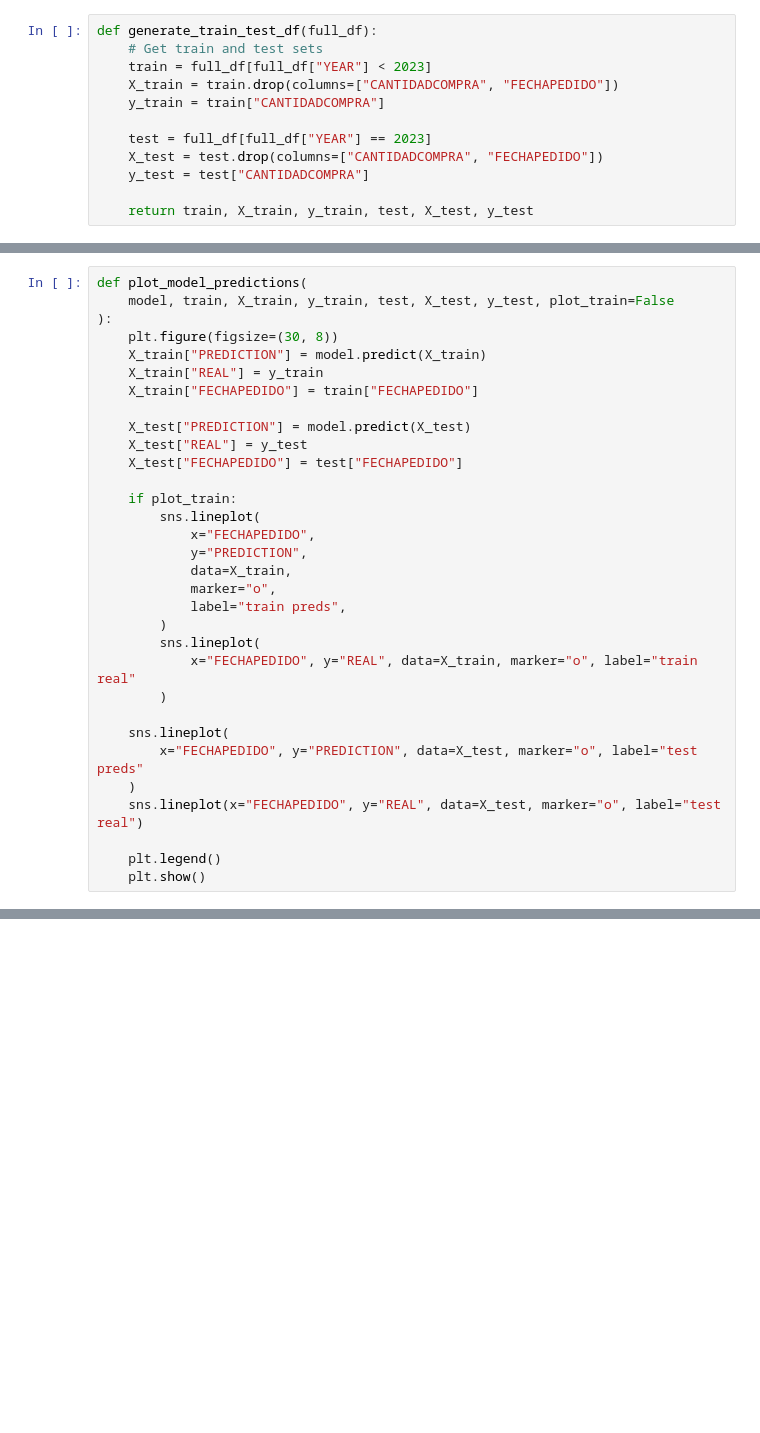
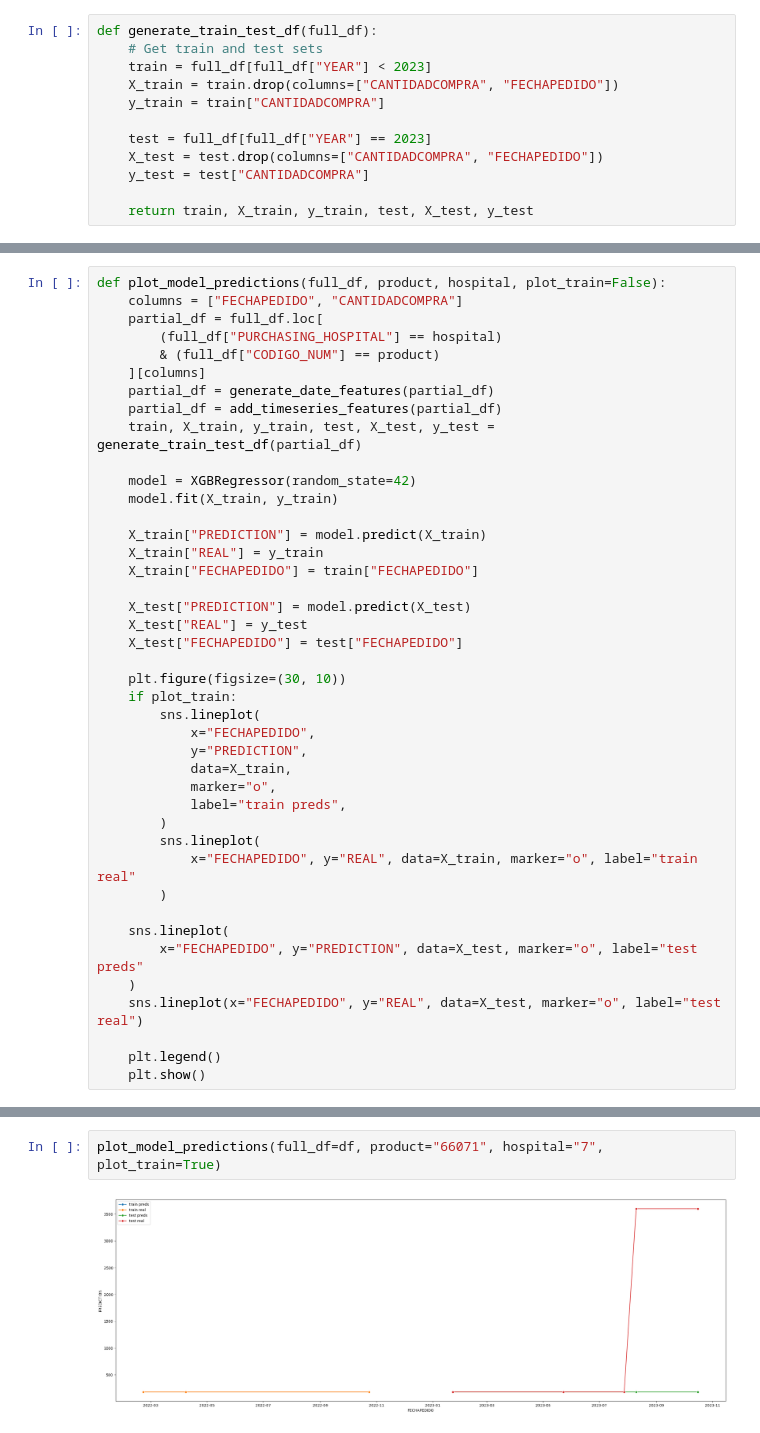
Before and after one commit to JoelSoleCasale/OptiFlowInnovators, a Jupyter notebook: notebooks/baseline_all_products.ipynb, the cells around one changed output, grey strips where cells are left out. Drawn from its saved outputs; the diff is of its cells as text; blank space fills up the shorter version.

```diff
--- a/notebooks/baseline_all_products.ipynb
+++ b/notebooks/baseline_all_products.ipynb
@@ -133,8 +122,17 @@ def train_model_eval(X_train, y_train, X_test, y_test):
 # %%
-def plot_model_predictions(
-    model, train, X_train, y_train, test, X_test, y_test, plot_train=False
-):
-    plt.figure(figsize=(30, 8))
+def plot_model_predictions(full_df, product, hospital, plot_train=False):
+    columns = ["FECHAPEDIDO", "CANTIDADCOMPRA"]
+    partial_df = full_df.loc[
+        (full_df["PURCHASING_HOSPITAL"] == hospital)
+        & (full_df["CODIGO_NUM"] == product)
+    ][columns]
+    partial_df = generate_date_features(partial_df)
+    partial_df = add_timeseries_features(partial_df)
+    train, X_train, y_train, test, X_test, y_test = generate_train_test_df(partial_df)
+
+    model = XGBRegressor(random_state=42)
+    model.fit(X_train, y_train)
+
     X_train["PREDICTION"] = model.predict(X_train)
     X_train["REAL"] = y_train
     X_train["FECHAPEDIDO"] = train["FECHAPEDIDO"]
@@ -143,6 +141,7 @@ def plot_model_predictions(
     X_test["REAL"] = y_test
     X_test["FECHAPEDIDO"] = test["FECHAPEDIDO"]
 
+    plt.figure(figsize=(30, 10))
     if plot_train:
         sns.lineplot(
             x="FECHAPEDIDO",
@@ -216,0 +253,4 @@ product_hospital_losses.sort_values(by=["MSE"], ascending=False)[:20]
+# %%
+plot_model_predictions(full_df=df, product="66071", hospital="7", plot_train=True)
+# %% [output]
+[figure, added]
```
Also changed, not shown: parts of 10 cells of this notebook, 8 other files.
